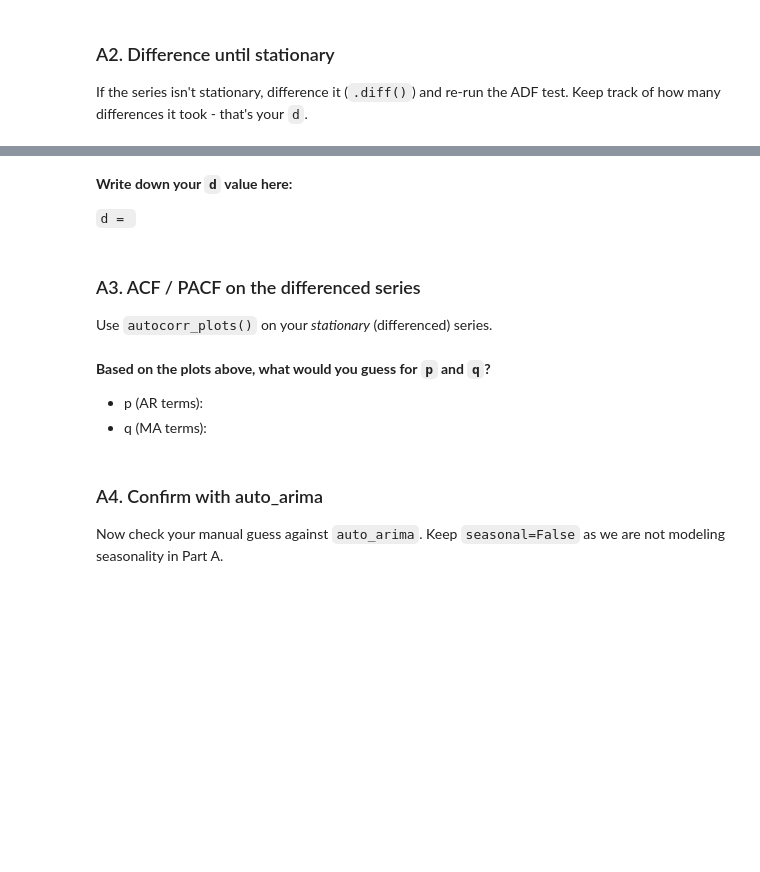
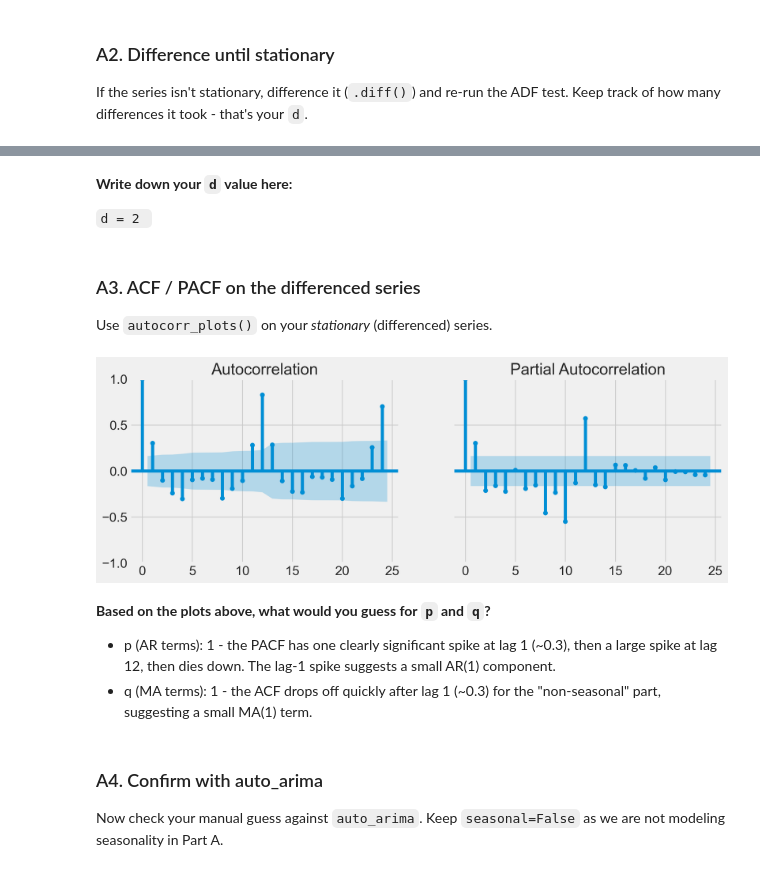
Before and after one commit to Malak-dsb/labs, a Jupyter notebook: Exercise-8.3/ARIMA_SARIMAX_Lab.ipynb, the cells around one changed output, grey strips where cells are left out. Cells and saved outputs as stored; diff of their text form; code cells hidden in the pictures; blank space fills up the shorter version.

```diff
--- a/Exercise-8.3/ARIMA_SARIMAX_Lab.ipynb
+++ b/Exercise-8.3/ARIMA_SARIMAX_Lab.ipynb
@@ -106,3 +137,5 @@ We'll start simple: treat this as a general time series and build a non-seasonal
 If the series isn't stationary, difference it (`.diff()`) and re-run the ADF test. Keep track of how many differences it took - that's your `d`.
 # %%
 # Difference once and re-test
+df['d1'] = df['thousands_of_passengers'].diff()
+adf_test(df['d1'], title='First Difference')
@@ -109,2 +154,4 @@ If the series isn't stationary, difference it (`.diff()`) and re-run the ADF tes
 # %%
 # If needed, difference a second time and re-test
+df['d2'] = df['d1'].diff()
+adf_test(df['d2'], title='Second Difference')
@@ -111,18 +170,22 @@ If the series isn't stationary, difference it (`.diff()`) and re-run the ADF tes
 # %% [markdown]
 **Write down your `d` value here:**
 
-`d = `
+`d = 2 `
 # %% [markdown]
 ### A3. ACF / PACF on the differenced series
 
 Use `autocorr_plots()` on your *stationary* (differenced) series.
 # %%
 # Plot ACF and PACF on the differenced series, lags=24
+autocorr_plots(df['d1'].dropna(), lags=24)
+plt.show()
+# %% [output]
+[figure, added]
 # %% [markdown]
 **Based on the plots above, what would you guess for `p` and `q`?**
 
-- p (AR terms):
-- q (MA terms):
+- p (AR terms): 1 - the PACF has one clearly significant spike at lag 1 (~0.3), then a large spike at lag 12, then dies down. The lag-1 spike suggests a small AR(1) component.
+- q (MA terms): 1 - the ACF drops off quickly after lag 1 (~0.3) for the "non-seasonal" part, suggesting a small MA(1) term.
 # %% [markdown]
 ### A4. Confirm with auto_arima
 
```
Also changed, not shown: parts of 20 cells of this notebook.
